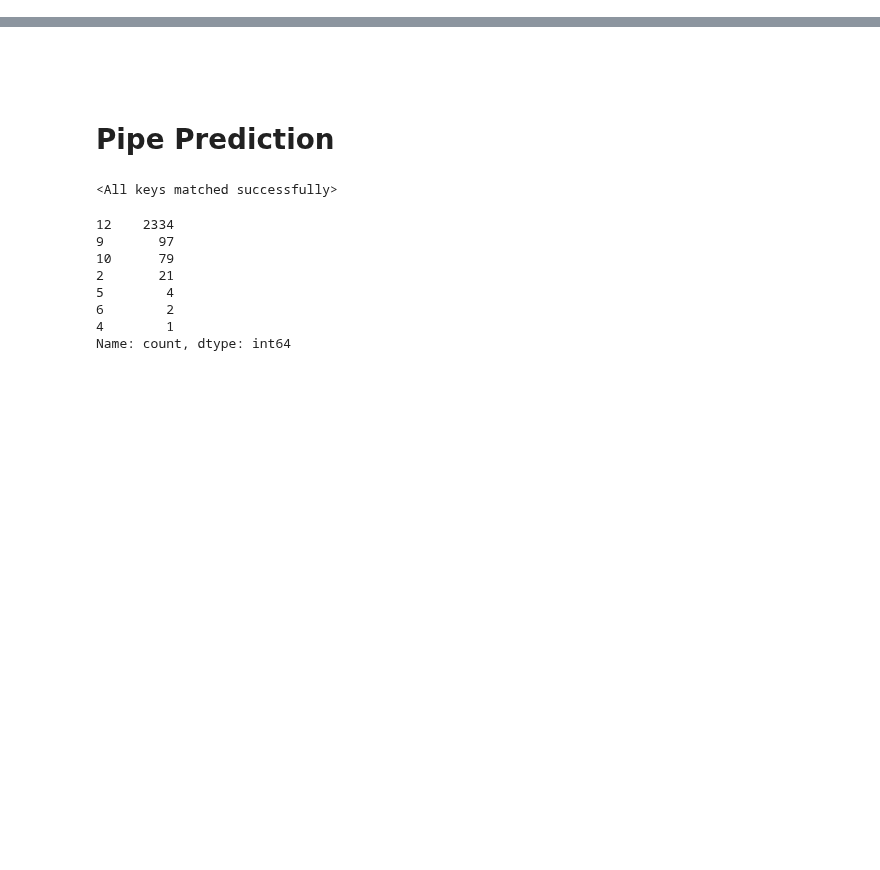
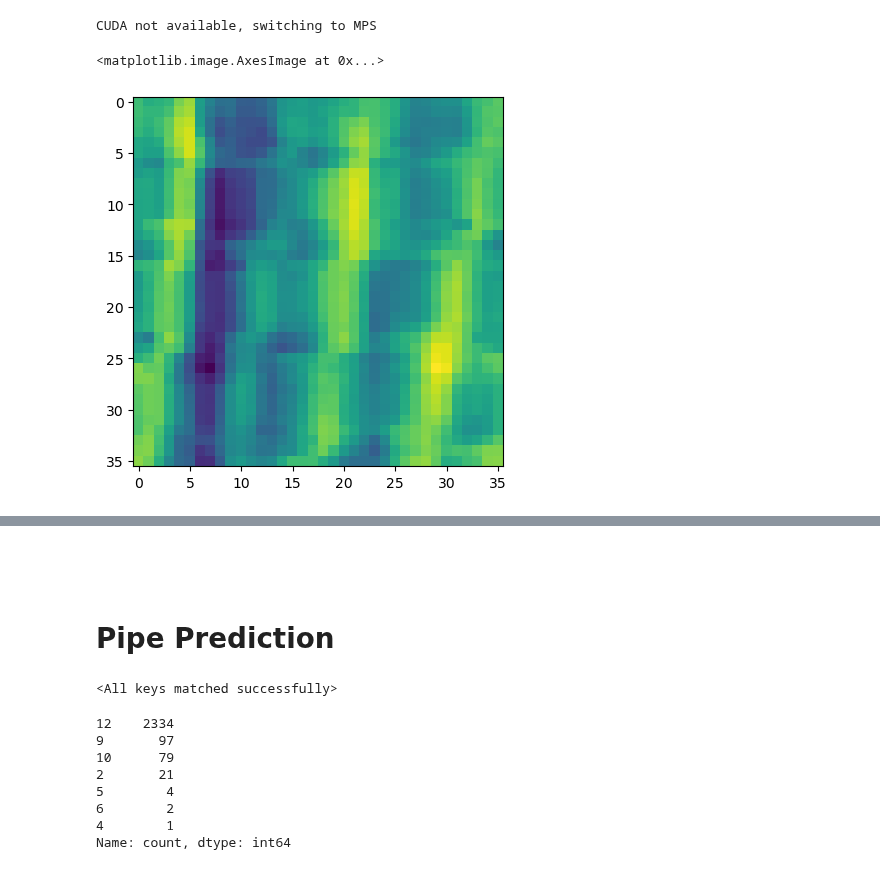
Before and after one commit to EllingtonKirby/Pipe-Corrosion-Detection, a Jupyter notebook: evaluation.ipynb, the cells around one changed output, grey strips where cells are left out. Drawn from its saved outputs; the diff is of its cells as text; code cells hidden in the pictures; blank space fills up the shorter version.

```diff
--- a/evaluation.ipynb
+++ b/evaluation.ipynb
@@ -24,6 +24,15 @@ import json
 # model = unet.UNet(n_channels=1, n_classes=1)
 model = baseline.Baseline()
 model.load_state_dict(torch.load('./checkpoints/baseline/baseline_model_3.pt', map_location=torch.device('cpu')))
-test_df = data_pipeline.build_test_dataframe(use_processed_images=False)
-train_df = data_pipeline.build_dataframe(use_processed_images=False)
+test_df = data_pipeline.build_test_dataframe(use_processed_images=False, well_number=5)
+train_df = data_pipeline.build_dataframe(use_processed_images=False, well_number=5)
+# %% [output]
+CUDA not available, switching to MPS
+# %%
+train_data = torch.from_numpy(np.vstack(train_df['data'].to_numpy()))
+train_data = torch.nan_to_num(train_data)
+plt.imshow(train_data[2].view(36, 36), norm=None)
+# %% [output]
+<matplotlib.image.AxesImage at 0x...>
+[figure, added]
 # %%
```
Also changed, not shown: parts of 6 cells of this notebook, 2 other files.
